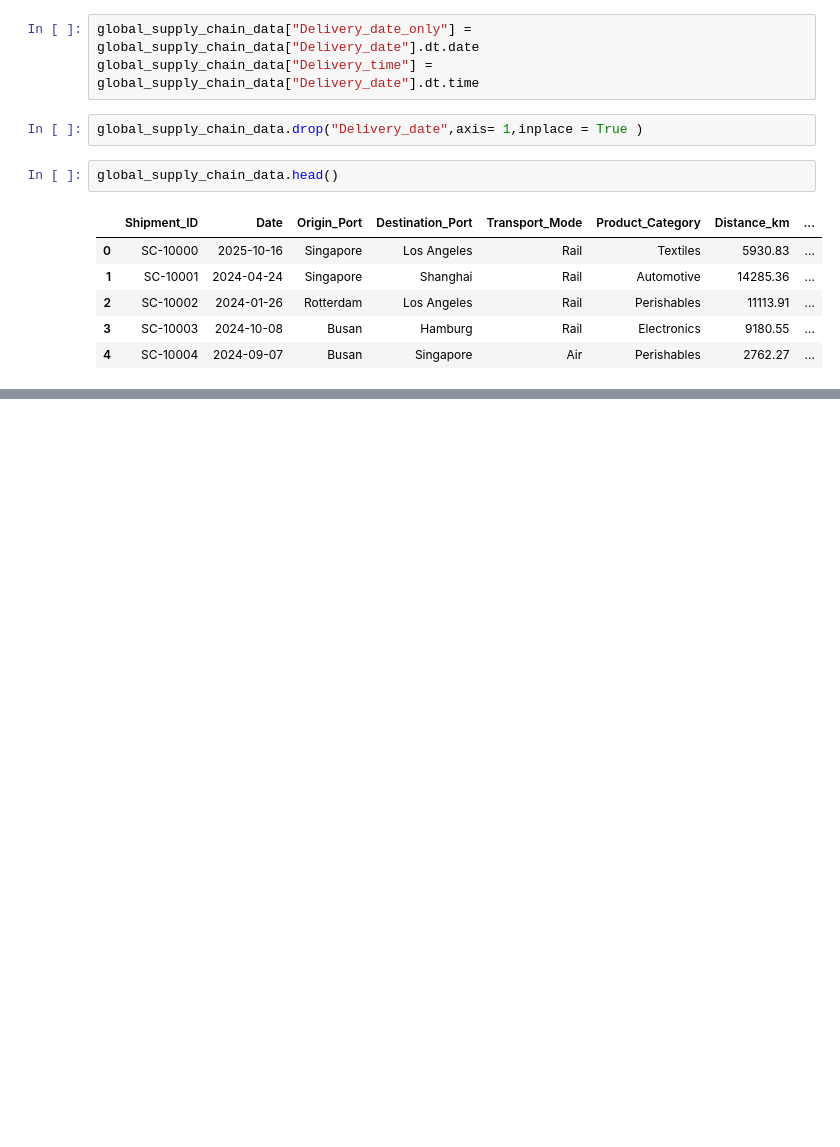
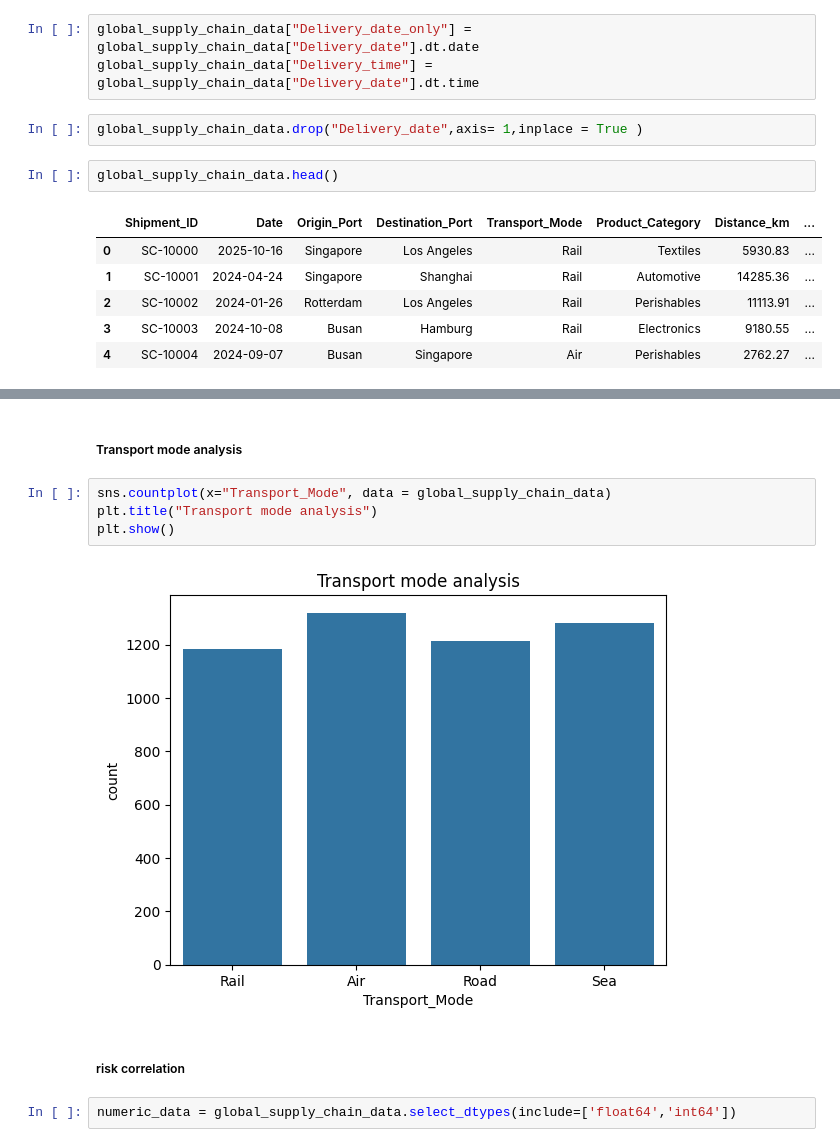
Before and after one commit to KarmegamJ/Global_supply_chain-2024-2026-, a Jupyter notebook: notebook/Global_supply_chain_24_26.ipynb, the cells around one changed output, grey strips where cells are left out. Saved outputs shown, nothing was run; the diff lists cells and outputs as text; blank space fills up the shorter version.

```diff
--- a/notebook/Global_supply_chain_24_26.ipynb
+++ b/notebook/Global_supply_chain_24_26.ipynb
@@ -106,0 +147,12 @@ global_supply_chain_data.head()
+# %% [markdown]
+##### Transport mode analysis
+# %%
+sns.countplot(x="Transport_Mode", data = global_supply_chain_data)
+plt.title("Transport mode analysis")
+plt.show()
+# %% [output]
+[figure, added]
+# %% [markdown]
+##### risk correlation
+# %%
+numeric_data = global_supply_chain_data.select_dtypes(include=['float64','int64'])
```
Also changed, not shown: parts of 9 cells of this notebook.
